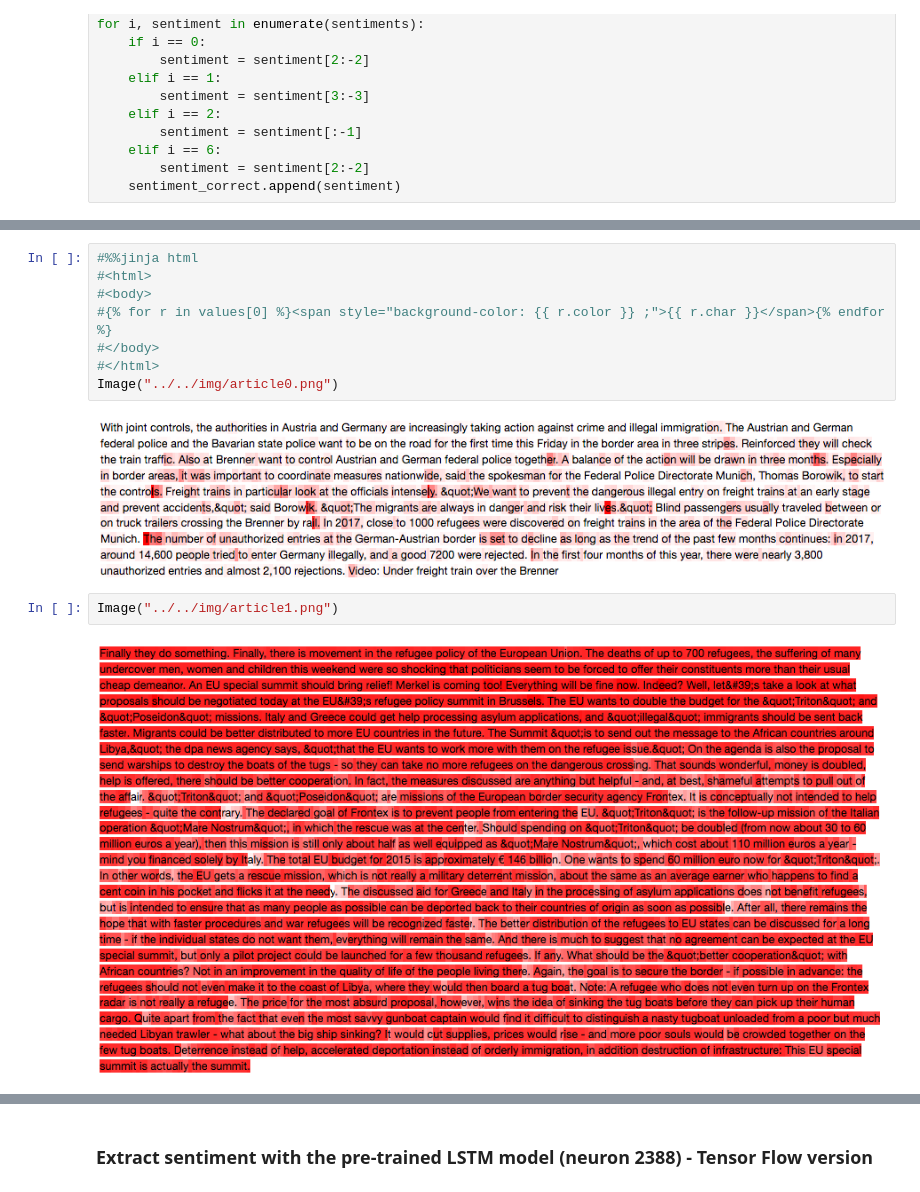
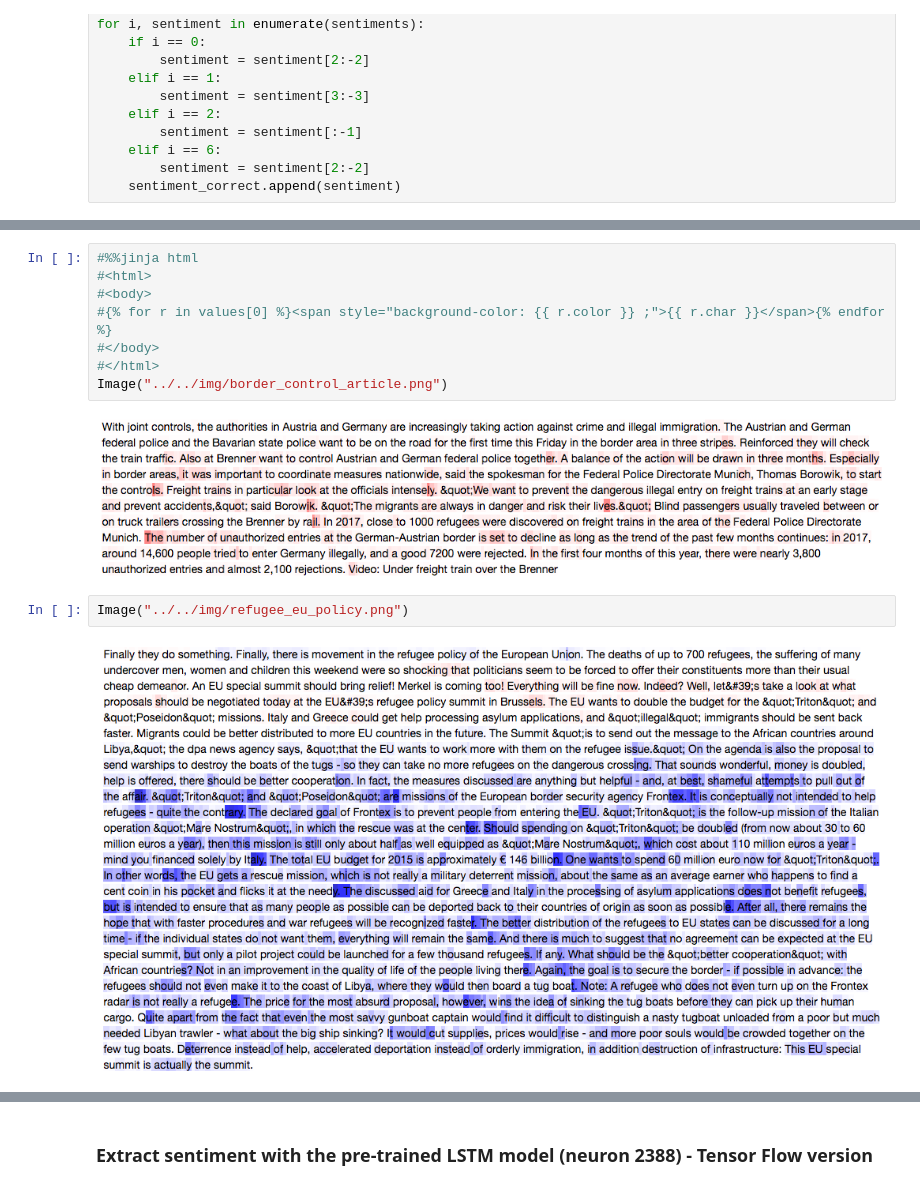
Before and after one commit to diazcelsa/NLP_politics_spiegel, a Jupyter notebook: notebooks/sentiment/Evaluate Sentiment of migration-related selected articles.ipynb, the cells around one changed output, grey strips where cells are left out. Cells and saved outputs as stored; diff of their text form.

```diff
--- a/notebooks/sentiment/Evaluate Sentiment of migration-related selected articles.ipynb
+++ b/notebooks/sentiment/Evaluate Sentiment of migration-related selected articles.ipynb
@@ -292,13 +407,13 @@ for i, sentence in enumerate(texts):
 #{% for r in values[0] %}<span style="background-color: {{ r.color }} ;">{{ r.char }}</span>{% endfor %}
 #</body>
 #</html>
-Image("../../img/article0.png")
+Image("../../img/border_control_article.png")
 # %% [output]
-[figure, old version]
+[figure, new version]
 # %%
-Image("../../img/article1.png")
+Image("../../img/refugee_eu_policy.png")
 # %% [output]
-[figure, old version]
+[figure, new version]
 # %%
 Image("../../img/article2.png")
 # %% [output]
```
Also changed, not shown: parts of 23 cells of this notebook, 22 other files.
